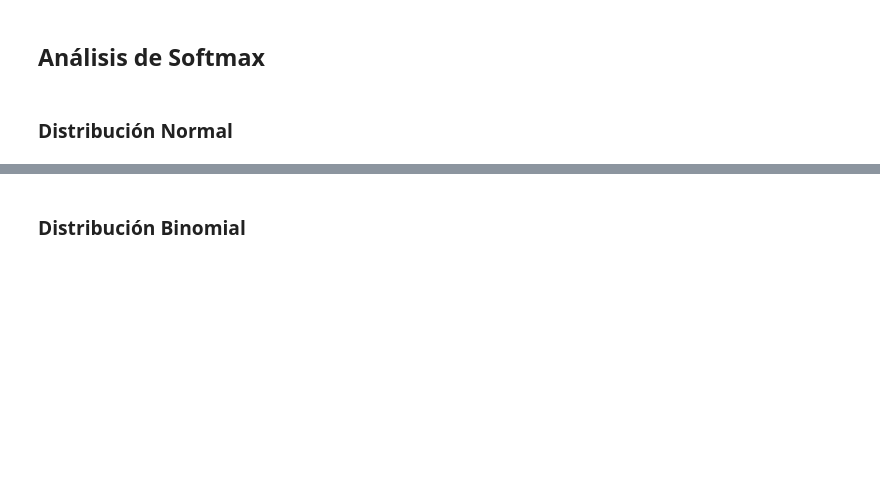
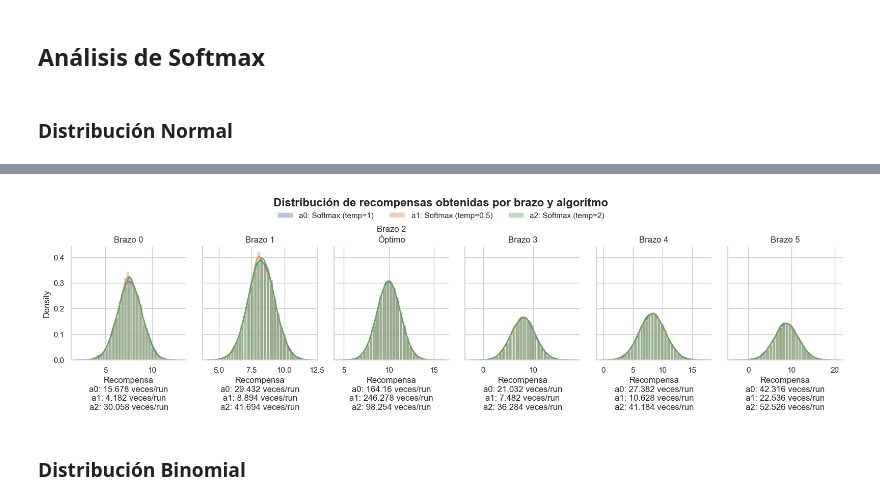
Before and after one commit to mlucasumu/EML_RL_LucasOrtiz, a Jupyter notebook: k_brazos/ascenso_gradiente.ipynb, the cells around one changed output, grey strips where cells are left out. Cells and saved outputs as stored; diff of their text form; code cells hidden in the pictures; blank space fills up the shorter version.

```diff
--- a/k_brazos/ascenso_gradiente.ipynb
+++ b/k_brazos/ascenso_gradiente.ipynb
@@ -38,2 +109,6 @@ SEMILLA = 1024
+# %%
+plot_arm_statistics(rewards_per_arm_per_algo_SN, algorithms_softmax, runs, optimal_arm_normal)
+# %% [output]
+[figure, added]
 # %% [markdown]
 ### Distribución Binomial
```
Also changed, not shown: parts of 46 cells of this notebook.
